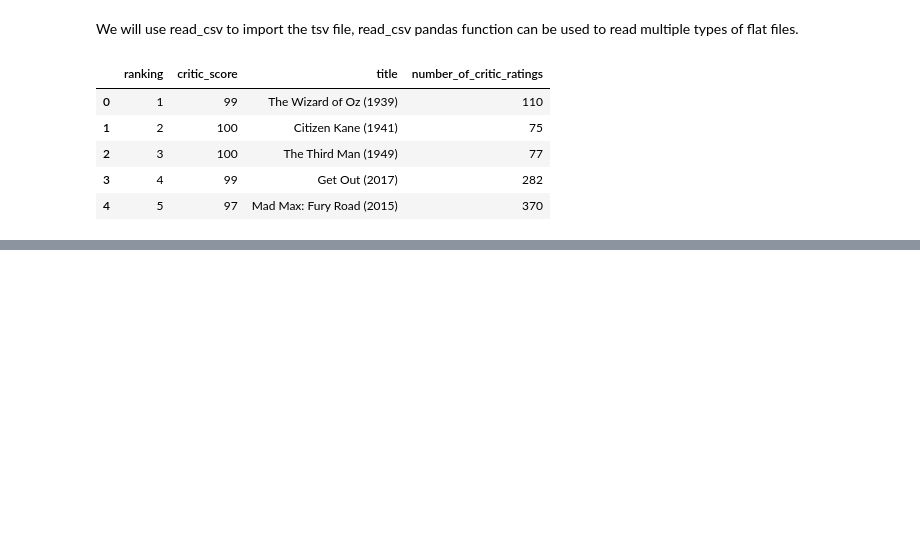
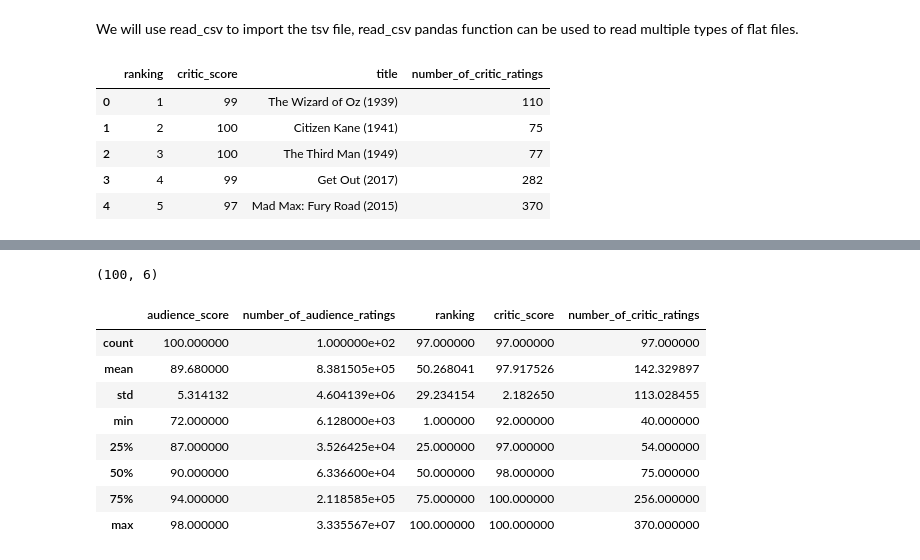
Before and after one commit to nehatarey/data-wrangling, a Jupyter notebook: gathering-data-movies-prj.ipynb, the cells around one changed output, grey strips where cells are left out. Drawn from its saved outputs; the diff is of its cells as text; code cells hidden in the pictures; blank space fills up the shorter version.

```diff
--- a/gathering-data-movies-prj.ipynb
+++ b/gathering-data-movies-prj.ipynb
@@ -16,0 +131,17 @@ df.head()
+# %%
+df_combined.shape
+# %% [output]
+(100, 6)
+# %%
+#Look at the combined dataset as a whole
+df_combined.describe()
+# %% [output]
+|  | audience_score | number_of_audience_ratings | ranking | critic_score | number_of_critic_ratings |
+| count | 100.000000 | 1.000000e+02 | 97.000000 | 97.000000 | 97.000000 |
+| mean | 89.680000 | 8.381505e+05 | 50.268041 | 97.917526 | 142.329897 |
+| std | 5.314132 | 4.604139e+06 | 29.234154 | 2.182650 | 113.028455 |
+| min | 72.000000 | 6.128000e+03 | 1.000000 | 92.000000 | 40.000000 |
+| 25% | 87.000000 | 3.526425e+04 | 25.000000 | 97.000000 | 54.000000 |
+| 50% | 90.000000 | 6.336600e+04 | 50.000000 | 98.000000 | 75.000000 |
+| 75% | 94.000000 | 2.118585e+05 | 75.000000 | 100.000000 | 256.000000 |
+| max | 98.000000 | 3.335567e+07 | 100.000000 | 100.000000 | 370.000000 |
```
Also changed, not shown: parts of 24 cells of this notebook.
